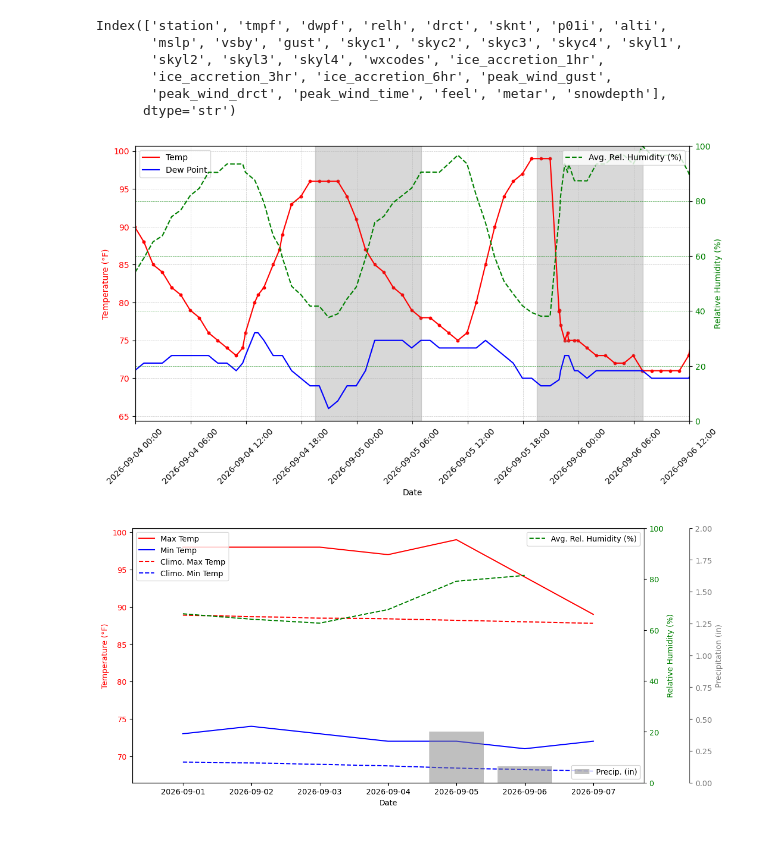
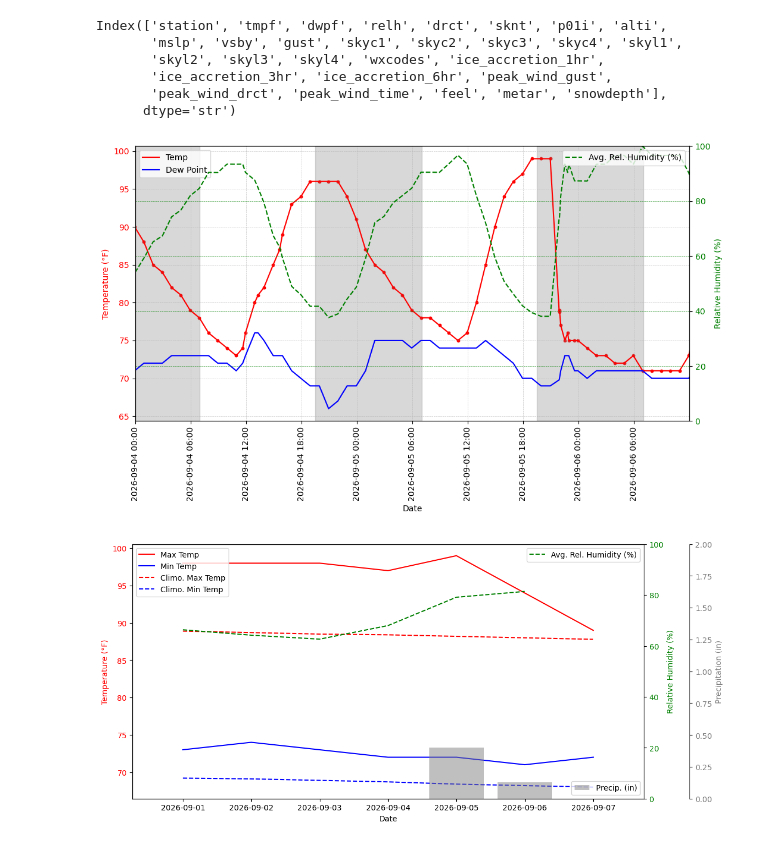
Before and after one commit to marositesUSC/wx-and-climate, a Jupyter notebook: NWS_Data.ipynb, the cells around one changed output. Saved outputs shown, nothing was run; the diff lists cells and outputs as text; code cells hidden in the pictures.

Commit message:
updating figures.

```diff
--- a/NWS_Data.ipynb
+++ b/NWS_Data.ipynb
@@ -167,41 +167,40 @@ ax2.legend(loc='upper right')
 
 
 
 # # Create a third y-axis for precipitation (can also be a bar plot)
 # ax3 = ax1.twinx()
 # # Offset the spine of ax3 to the right to avoid overlap with ax2
 # ax3.spines['right'].set_position(('outward', 60))
 # ax3.bar(daily_df.index,daily_df['precip_in'], color='grey', alpha=0.5, width=0.8, label='Precip. (in)')
 # ax3.set_ylabel('Precipitation (in)', color='gray')
 # ax3.set_ylim(0,2)
 # ax3.tick_params(axis='y', labelcolor='gray')
 # ax3.legend(loc='lower right')
 
 ax1.grid(True, which='both', linestyle='--', linewidth=0.5, alpha=0.7, zorder=0)
 ax2.grid(True, which='major', color='g', linestyle='--', linewidth=0.5, alpha=0.7, zorder=0)
 
 start = pd.to_datetime('2026-09-04 00:00:00')
-end = pd.to_datetime('2026-09-06 12:00:00')
+end = pd.to_datetime('2026-09-06 11:59:00')
 
 plt.xlim(start, end)
 
 # format the x-axis to show date and time
 ax1.xaxis.set_major_formatter(mdates.DateFormatter('%Y-%m-%d %H:%M'))
 ax1.xaxis.set_major_locator(mdates.HourLocator(interval=6))  # Major ticks every 6 hours
 # make major ticks more prominent
 ax1.xaxis.set_major_formatter(mdates.DateFormatter('%Y-%m-%d %H:%M'))
-ax1.tick_params(axis='x', rotation=45)
+ax1.tick_params(axis='x', rotation=90)
 
 # shade nighttime hours (7:30 PM to 7:00 AM)
-night_start = pd.to_datetime('2026-09-04 19:30:00')
-night_end = pd.to_datetime('2026-09-05 07:00:00')
-ax1.axvspan(night_start, night_end, color='gray', alpha=0.3, label='Nighttime')
-ax1.axvspan(pd.to_datetime('2026-09-05 19:30:00'), pd.to_datetime('2026-09-06 07:00:00'), color='gray', alpha=0.3)
-
+night_start = [pd.to_datetime('2026-09-03 19:30:00') ,pd.to_datetime('2026-09-04 19:30:00'), pd.to_datetime('2026-09-05 19:30:00'), pd.to_datetime('2026-09-06 19:30:00')]
+night_end = [pd.to_datetime('2026-09-04 07:00:00'), pd.to_datetime('2026-09-05 07:00:00'), pd.to_datetime('2026-09-06 07:00:00'), pd.to_datetime('2026-09-07 07:00:00')]
+for i in range(len(night_start)):
+    ax1.axvspan(night_start[i], night_end[i], color='gray', alpha=0.3, label='Nighttime' if i == 0 else None)
 
 plt.show()
 # %% [output]
-[figure, old version]
+[figure, new version]
 # %%
 days = ['2025-08-18', '2025-08-19', '2025-08-20', '2025-09-23', '2025-09-24']
 periods = {
```
